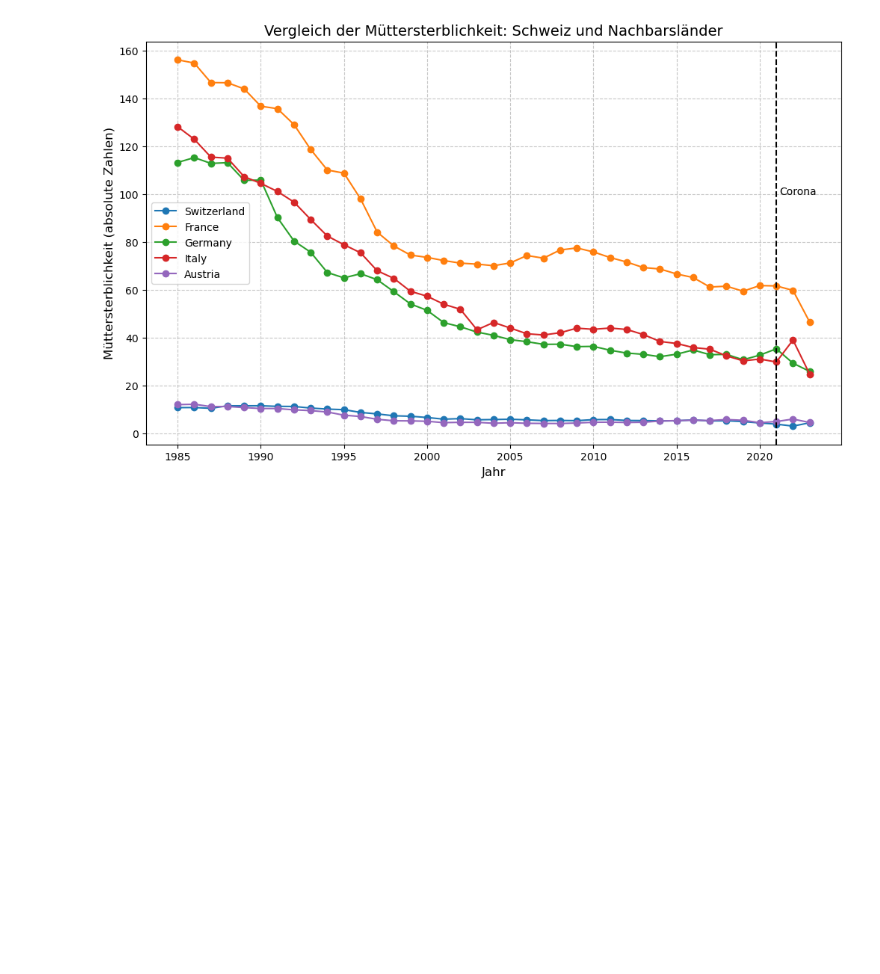
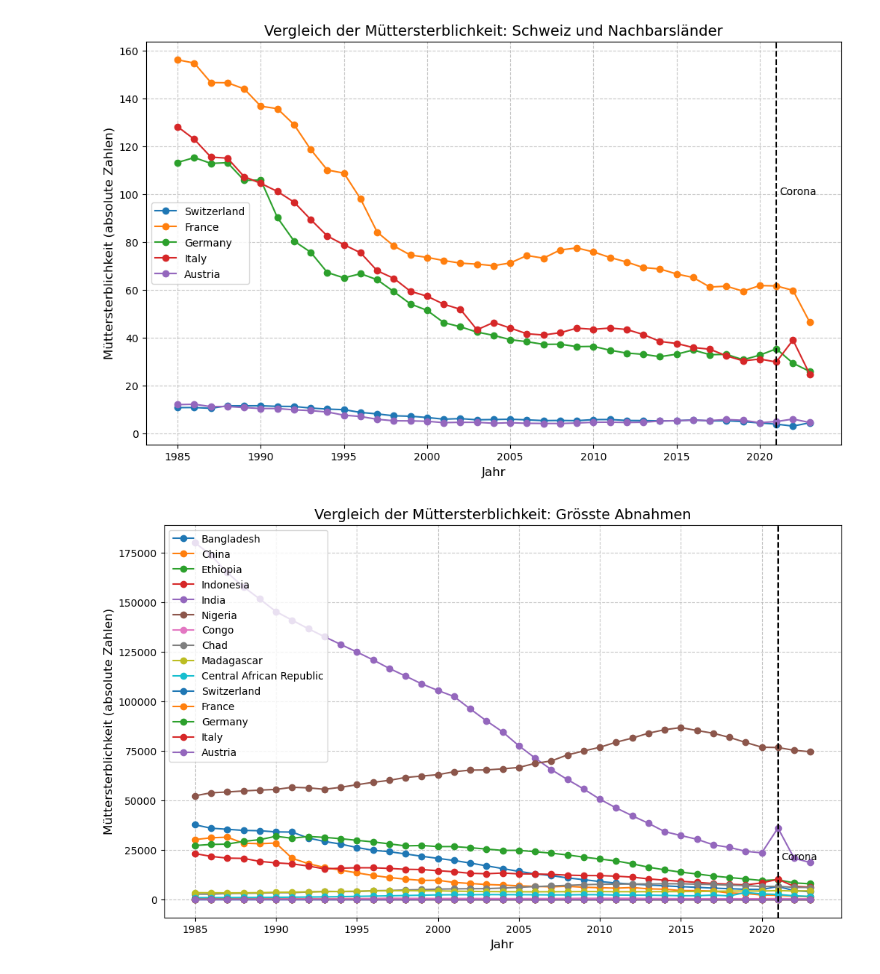
Before and after one commit to Ramona000/Python-LN, a Jupyter notebook: Grundgerüst_Leistungsnachweis.ipynb, the cells around one changed output. Cells and saved outputs as stored; diff of their text form; code cells hidden in the pictures; blank space fills up the shorter version.

Commit message:
Beschreibung Diagramm 4 /5

```diff
--- a/Grundgerüst_Leistungsnachweis.ipynb
+++ b/Grundgerüst_Leistungsnachweis.ipynb
@@ -416,3 +416,28 @@ plt.legend()
 plt.show()
 # %% [output]
 [figure]
+# %%
+laender_liste = ['Bangladesh', 'China', 'Ethiopia', 'Indonesia','India', 'Nigeria','Congo', 'Chad', 'Madagascar', 'Central African Republic',
+                 'Switzerland', 'France', 'Germany', 'Italy', 'Austria']
+
+plt.figure(figsize=(12, 7))
+
+for land in laender_liste:
+    mask = df['Land'] == land
+    df_temp = df[mask]
+    plt.plot(df_temp['Jahr'], df_temp['Müttersterblichkeit'],
+             marker='o', linestyle='-', label=land)
+
+plt.axvline(x=2021, color='black', linestyle='--')
+plt.text(2021.2, 20000, 'Corona', color='black')
+
+plt.title('Vergleich der Müttersterblichkeit: Grösste Abnahmen', fontsize=14)
+plt.xlabel('Jahr', fontsize=12)
+plt.ylabel('Müttersterblichkeit (absolute Zahlen)', fontsize=12)
+plt.grid(True, linestyle='--', alpha=0.7)
+plt.ticklabel_format(style='plain', axis='y')
+plt.legend()
+
+plt.show()
+# %% [output]
+[figure, added]
```
Also changed, not shown: parts of 4 cells of this notebook.
